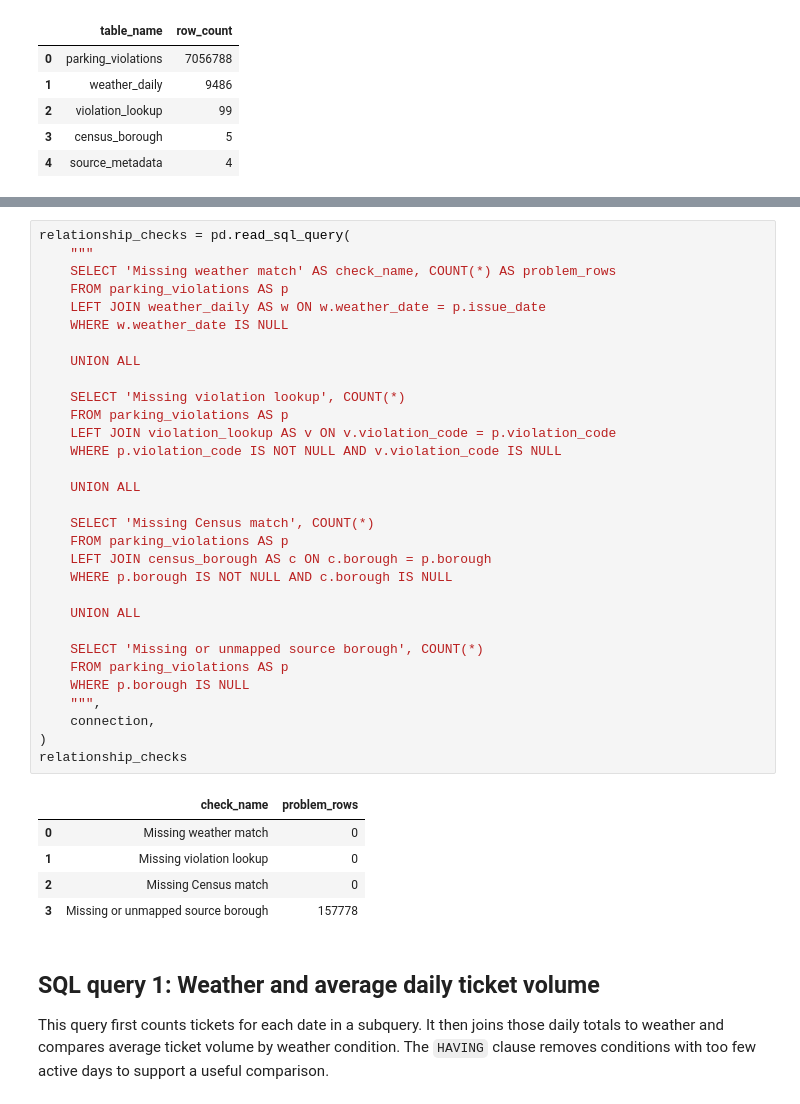
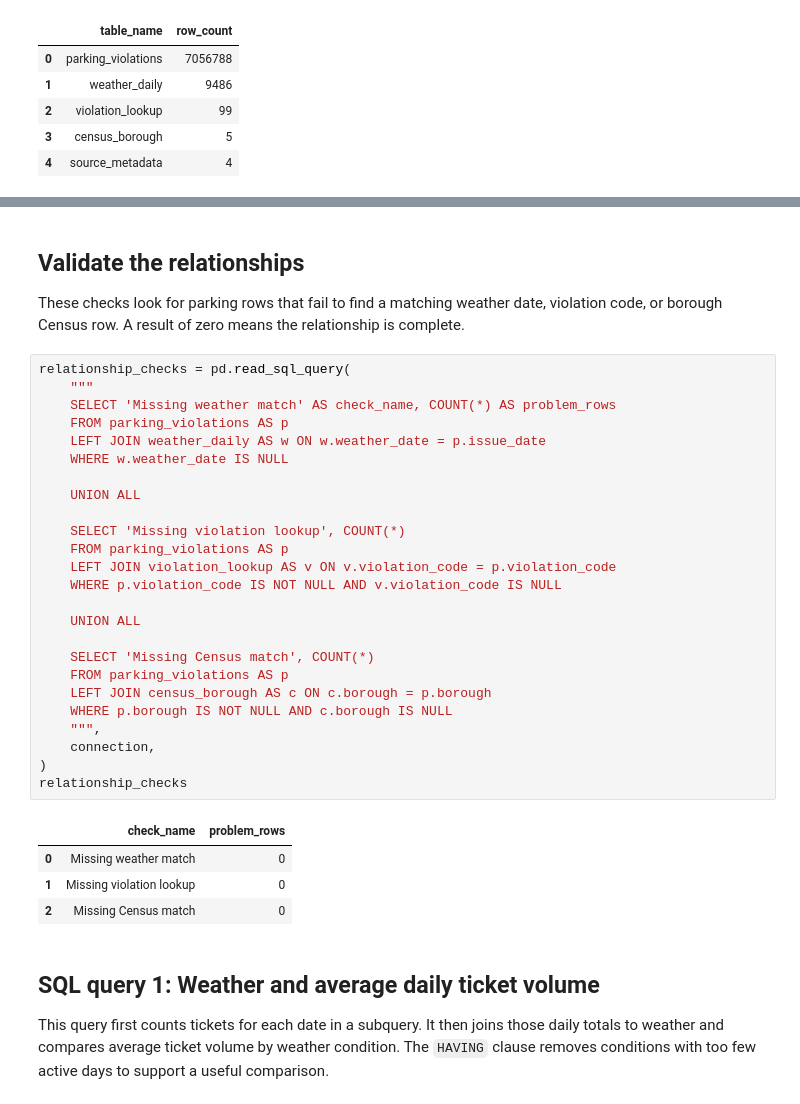
Before and after one commit to JaysonC41/parkinganalytics, a Jupyter notebook: notebooks/02_build_sqlite_database.ipynb, the cells around one changed output, grey strips where cells are left out. Drawn from its saved outputs; the diff is of its cells as text.

```diff
--- a/notebooks/02_build_sqlite_database.ipynb
+++ b/notebooks/02_build_sqlite_database.ipynb
@@ -134,40 +130,37 @@ These checks distinguish broken dimension relationships from source records whos
+# %% [markdown]
+## Validate the relationships
+
+These checks look for parking rows that fail to find a matching weather date, violation code, or borough Census row. A result of zero means the relationship is complete.
 # %%
 relationship_checks = pd.read_sql_query(
     """
     SELECT 'Missing weather match' AS check_name, COUNT(*) AS problem_rows
     FROM parking_violations AS p
     LEFT JOIN weather_daily AS w ON w.weather_date = p.issue_date
     WHERE w.weather_date IS NULL
 
     UNION ALL
 
     SELECT 'Missing violation lookup', COUNT(*)
     FROM parking_violations AS p
     LEFT JOIN violation_lookup AS v ON v.violation_code = p.violation_code
     WHERE p.violation_code IS NOT NULL AND v.violation_code IS NULL
 
     UNION ALL
 
     SELECT 'Missing Census match', COUNT(*)
     FROM parking_violations AS p
     LEFT JOIN census_borough AS c ON c.borough = p.borough
     WHERE p.borough IS NOT NULL AND c.borough IS NULL
-
-    UNION ALL
-
-    SELECT 'Missing or unmapped source borough', COUNT(*)
-    FROM parking_violations AS p
-    WHERE p.borough IS NULL
     """,
     connection,
 )
 relationship_checks
 # %% [output]
 |  | check_name | problem_rows |
 | 0 | Missing weather match | 0 |
 | 1 | Missing violation lookup | 0 |
 | 2 | Missing Census match | 0 |
-| 3 | Missing or unmapped source borough | 157778 |
 # %% [markdown]
 ## SQL query 1: Weather and average daily ticket volume
 
```
Also changed, not shown: parts of 11 cells of this notebook, 2 other files.
